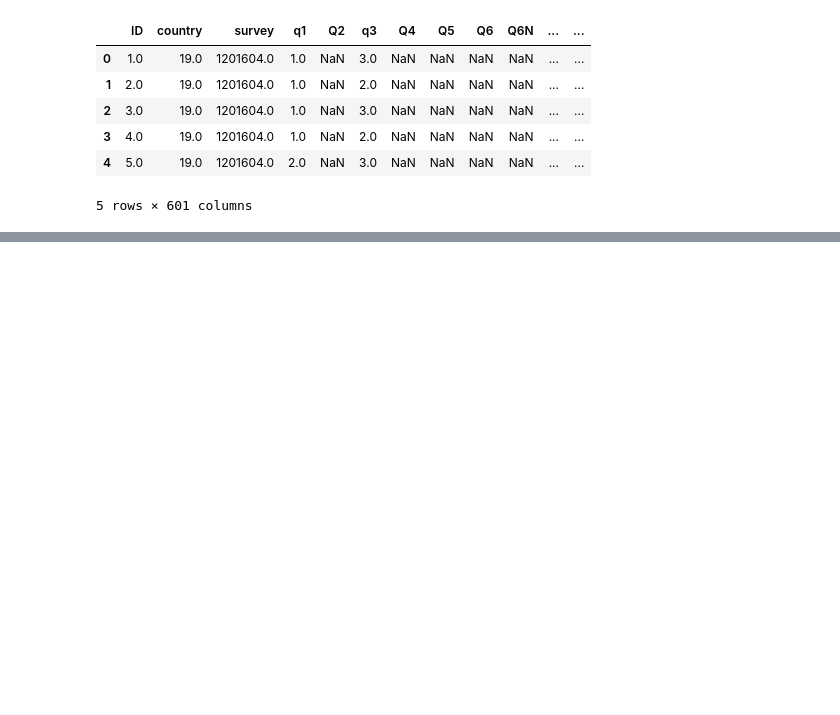
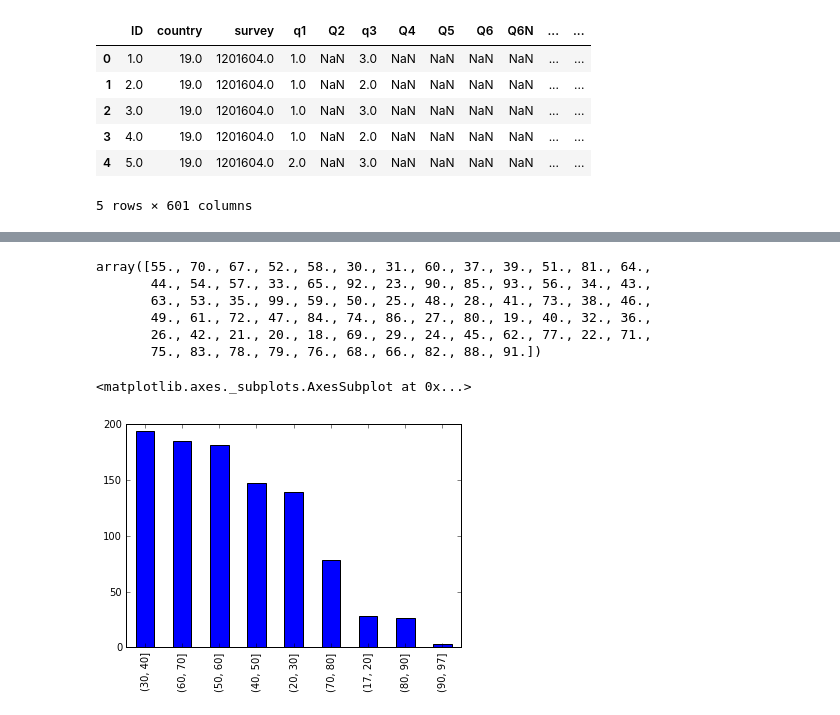
Before and after one commit to luxs-castle/nationalism-analysis, a Jupyter notebook: notebook.ipynb, the cells around one changed output, grey strips where cells are left out. Drawn from its saved outputs; the diff is of its cells as text; code cells hidden in the pictures; blank space fills up the shorter version.

```diff
--- a/notebook.ipynb
+++ b/notebook.ipynb
@@ -18,0 +51,18 @@ df.head()
+# %%
+df = df[df['country'] == 14]
+# %%
+df['q108'].unique()
+# %% [output]
+array([55., 70., 67., 52., 58., 30., 31., 60., 37., 39., 51., 81., 64.,
+       44., 54., 57., 33., 65., 92., 23., 90., 85., 93., 56., 34., 43.,
+       63., 53., 35., 99., 59., 50., 25., 48., 28., 41., 73., 38., 46.,
+       49., 61., 72., 47., 84., 74., 86., 27., 80., 19., 40., 32., 36.,
+       26., 42., 21., 20., 18., 69., 29., 24., 45., 62., 77., 22., 71.,
+       75., 83., 78., 79., 76., 68., 66., 82., 88., 91.])
+# %%
+df['age group'] = pd.cut(df['q108'], [17] + range(20, 100, 10) + [97])
+# %%
+df['age group'].value_counts().plot(kind='bar')
+# %% [output]
+<matplotlib.axes._subplots.AxesSubplot at 0x...>
+[figure, added]
```
Also changed, not shown: parts of 10 cells of this notebook.
